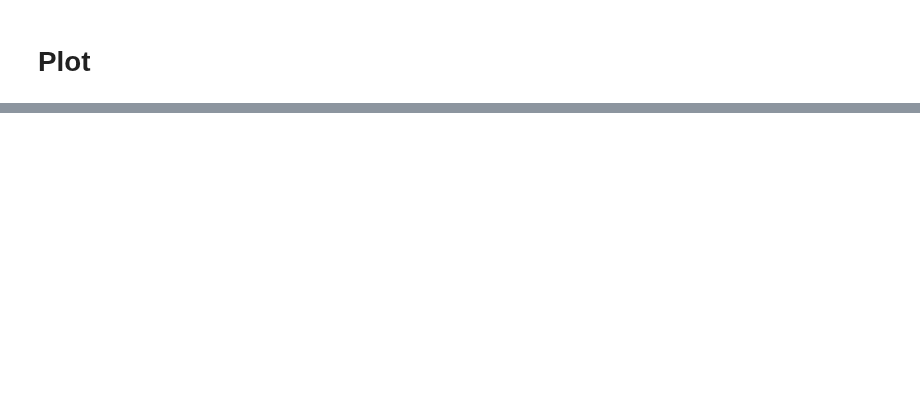
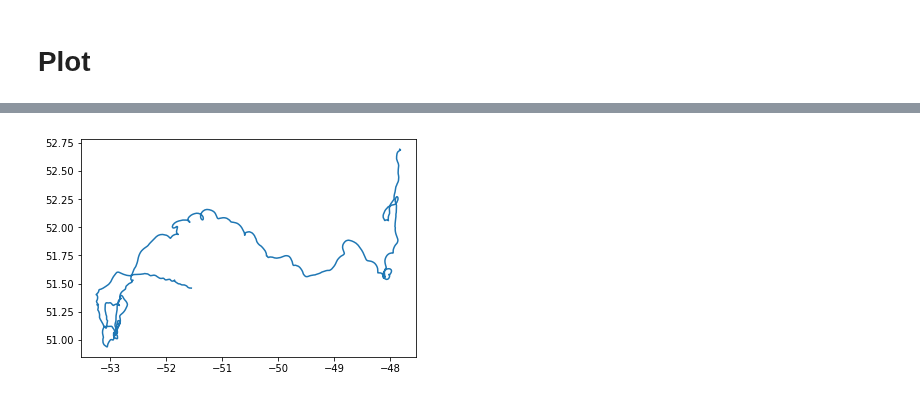
Before and after one commit to evankielley/IceDEF, a Jupyter notebook: notebooks/drift_simulator.ipynb, the cells around one changed output, grey strips where cells are left out. Saved outputs shown, nothing was run; the diff lists cells and outputs as text; code cells hidden in the pictures; blank space fills up the shorter version.

```diff
--- a/notebooks/drift_simulator.ipynb
+++ b/notebooks/drift_simulator.ipynb
@@ -27,0 +15,4 @@ iip_berg = iceberg.get_iip_berg(iip_berg_df)
+# %%
+df = pd.read_csv('csvs/0204980_2015.csv')
+# %%
+df['DataDate_UTC'] = pd.to_datetime(df['DataDate_UTC'])
@@ -67,0 +105,5 @@ plt.show()
+# %%
+plt.plot(df['Longitude'], df['Latitude'])
+plt.show()
+# %% [output]
+[figure, added]
```
Also changed, not shown: parts of 25 cells of this notebook, 1 other file.
